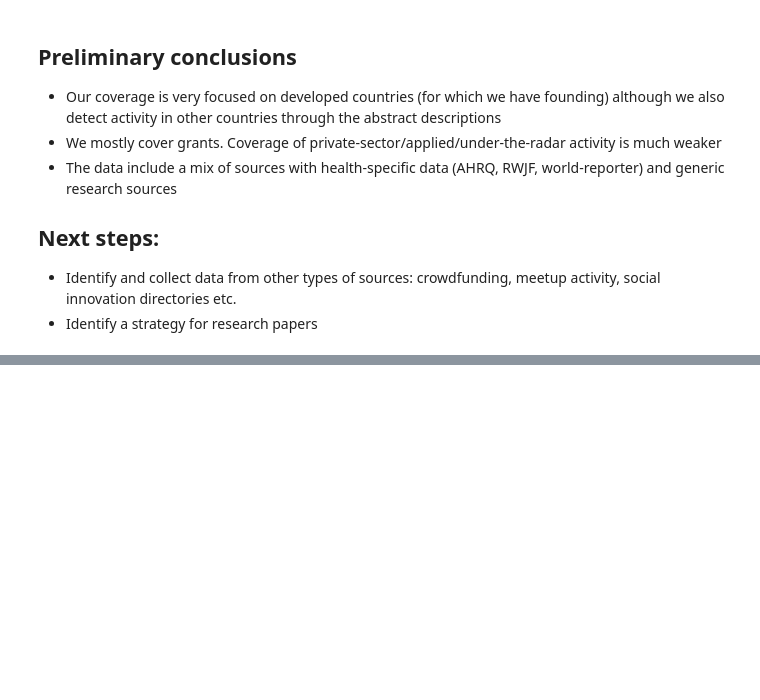
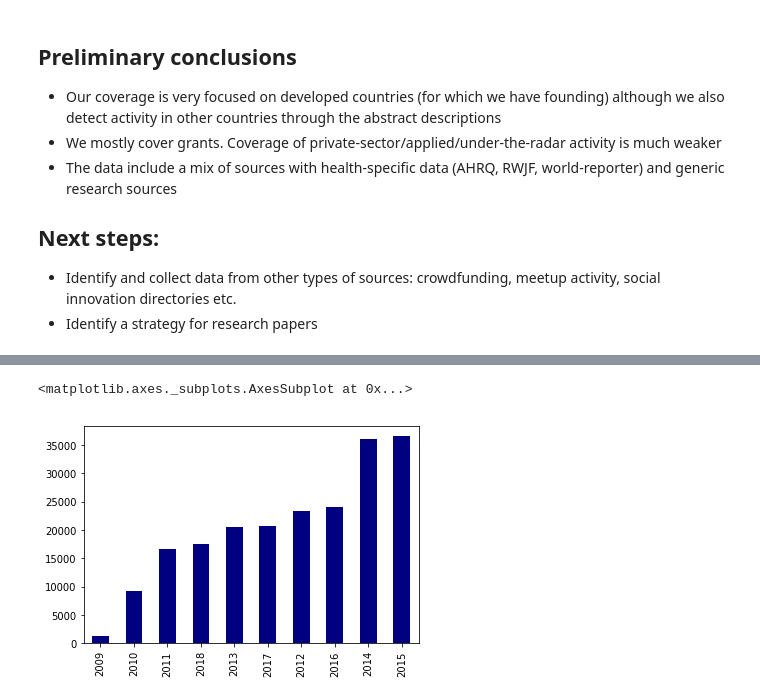
Before and after one commit to Juan-Mateos/rwjf, a Jupyter notebook: notebooks/rwjf_data_exploration.ipynb, the cells around one changed output, grey strips where cells are left out. Saved outputs shown, nothing was run; the diff lists cells and outputs as text; code cells hidden in the pictures; blank space fills up the shorter version.

```diff
--- a/notebooks/rwjf_data_exploration.ipynb
+++ b/notebooks/rwjf_data_exploration.ipynb
@@ -353,0 +530,5 @@ Dates are a mess
+# %%
+keywords = ['health','well-being','wellbeing']
+# %%
+#Nww boolean field for projects mentioning healthy stuff
+kdf['healthy']= [any(x in text.lower() for x in keywords) for text in kdf.blurb]
@@ -353,0 +652,9 @@ Dates are a mess
+# %%
+# Date formats
+
+kdf['created_year'] = [datetime.datetime.fromtimestamp(time).year for time in kdf['created_at']]
+# %%
+kdf['created_year'].value_counts().sort_values().plot.bar(color='navy')
+# %% [output]
+<matplotlib.axes._subplots.AxesSubplot at 0x...>
+[figure, added]
```
Also changed, not shown: parts of 52 cells of this notebook, 2 other files.
